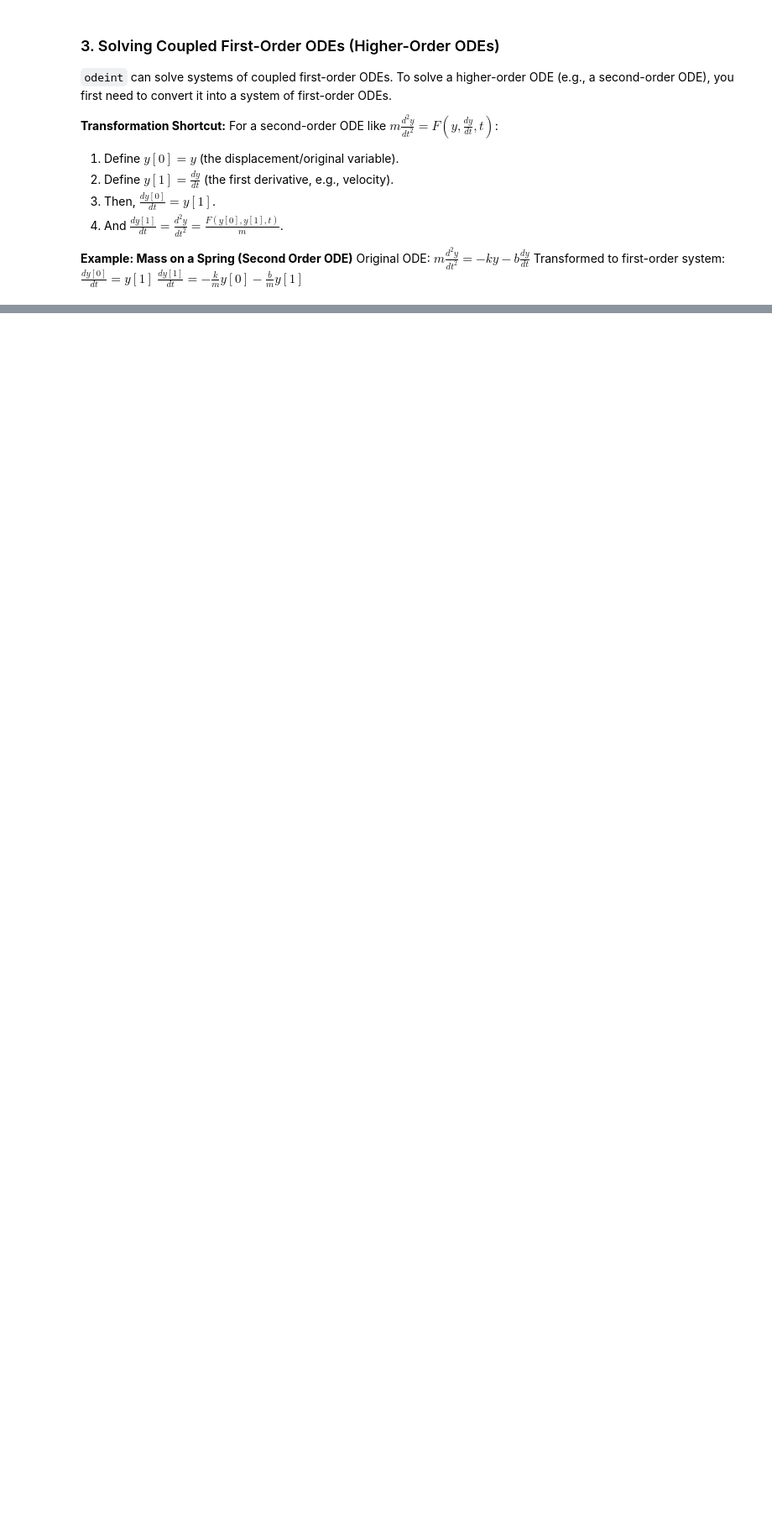
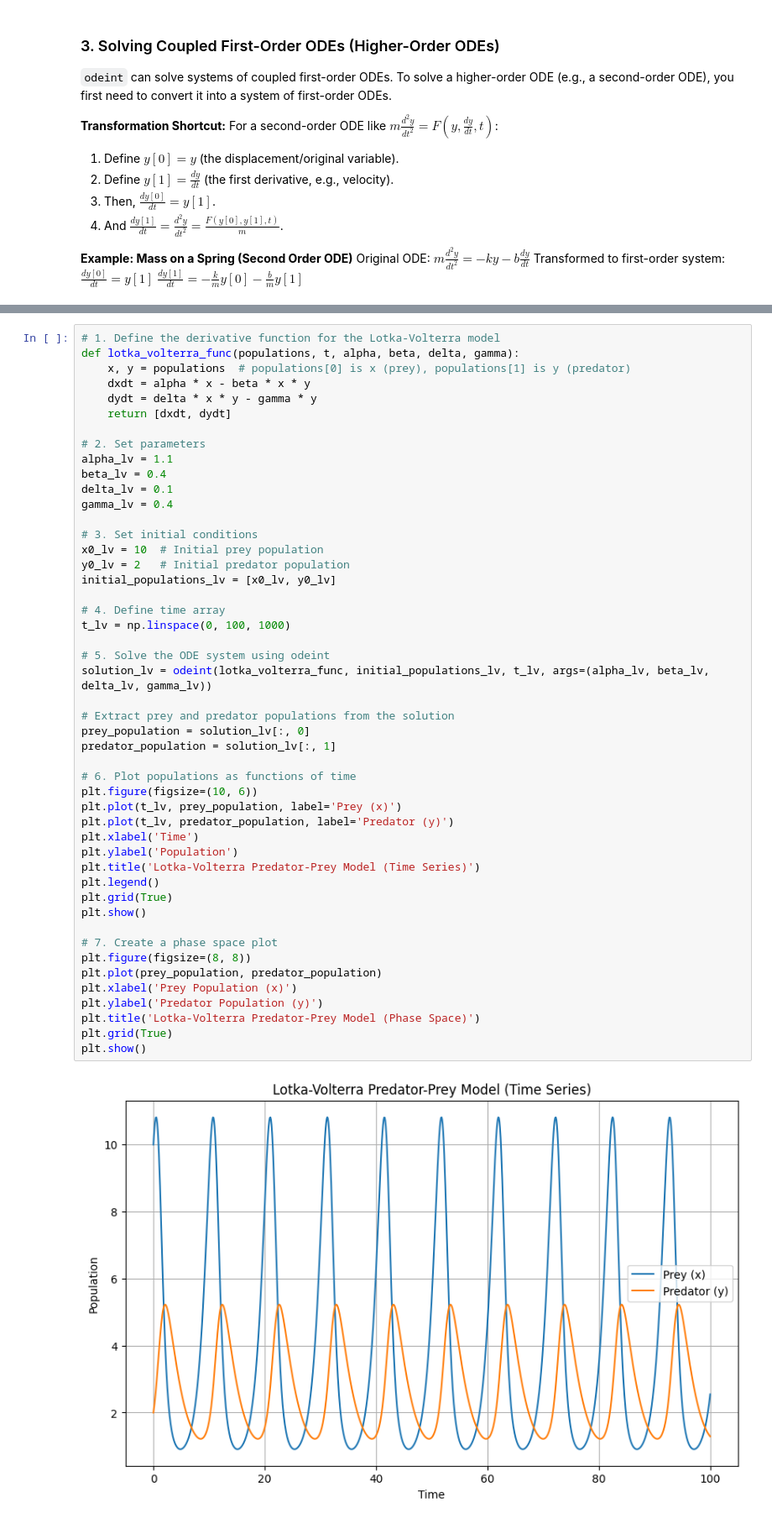
Before and after one commit to PX2145-2025/week-8-b-Zach-Bryant-2, a Jupyter notebook: ODEs.ipynb, the cells around one changed output, grey strips where cells are left out. Shown at 84% size. Cells and saved outputs as stored; diff of their text form; blank space fills up the shorter version.

```diff
--- a/ODEs.ipynb
+++ b/ODEs.ipynb
@@ -578,0 +665,50 @@ plt.show()
+# %%
+# 1. Define the derivative function for the Lotka-Volterra model
+def lotka_volterra_func(populations, t, alpha, beta, delta, gamma):
+    x, y = populations  # populations[0] is x (prey), populations[1] is y (predator)
+    dxdt = alpha * x - beta * x * y
+    dydt = delta * x * y - gamma * y
+    return [dxdt, dydt]
+
+# 2. Set parameters
+alpha_lv = 1.1
+beta_lv = 0.4
+delta_lv = 0.1
+gamma_lv = 0.4
+
+# 3. Set initial conditions
+x0_lv = 10  # Initial prey population
+y0_lv = 2   # Initial predator population
+initial_populations_lv = [x0_lv, y0_lv]
+
+# 4. Define time array
+t_lv = np.linspace(0, 100, 1000)
+
+# 5. Solve the ODE system using odeint
+solution_lv = odeint(lotka_volterra_func, initial_populations_lv, t_lv, args=(alpha_lv, beta_lv, delta_lv, gamma_lv))
+
+# Extract prey and predator populations from the solution
+prey_population = solution_lv[:, 0]
+predator_population = solution_lv[:, 1]
+
+# 6. Plot populations as functions of time
+plt.figure(figsize=(10, 6))
+plt.plot(t_lv, prey_population, label='Prey (x)')
+plt.plot(t_lv, predator_population, label='Predator (y)')
+plt.xlabel('Time')
+plt.ylabel('Population')
+plt.title('Lotka-Volterra Predator-Prey Model (Time Series)')
+plt.legend()
+plt.grid(True)
+plt.show()
+
+# 7. Create a phase space plot
+plt.figure(figsize=(8, 8))
+plt.plot(prey_population, predator_population)
+plt.xlabel('Prey Population (x)')
+plt.ylabel('Predator Population (y)')
+plt.title('Lotka-Volterra Predator-Prey Model (Phase Space)')
+plt.grid(True)
+plt.show()
+# %% [output]
+[figure, added]
```
Also changed, not shown: parts of 18 cells of this notebook.
